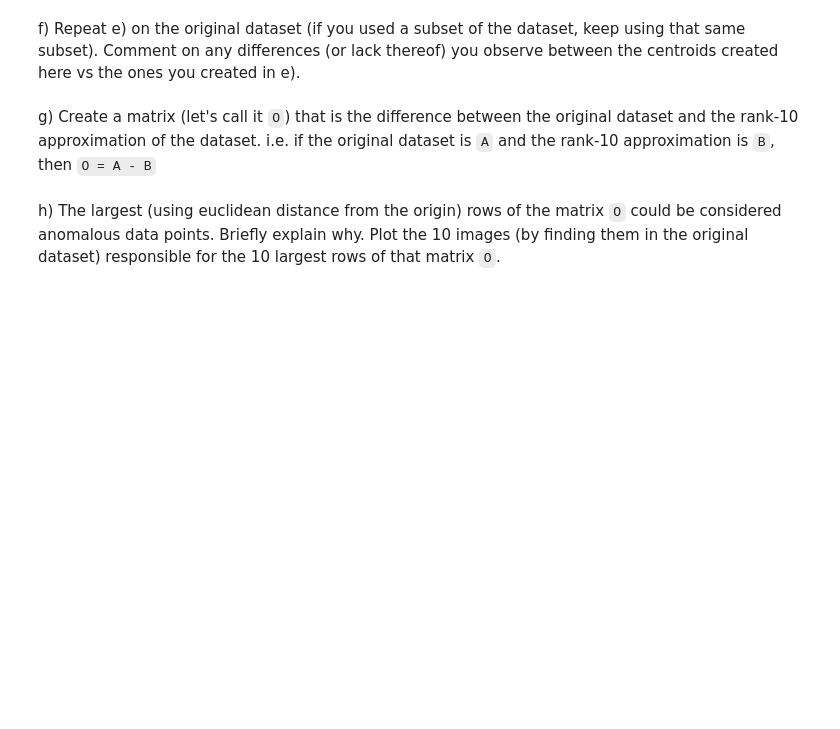
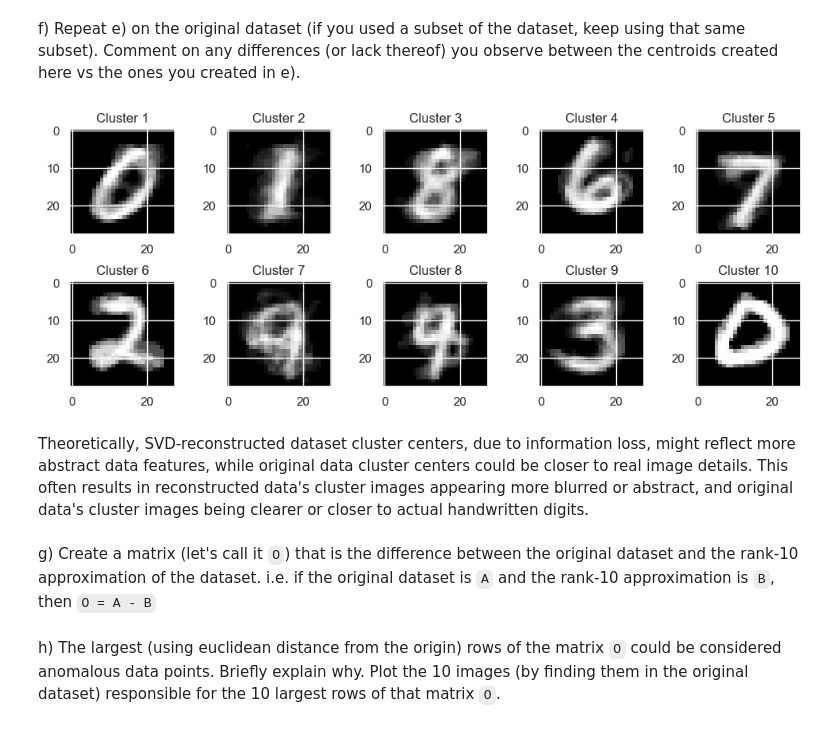
Before and after one commit to YuchenCao1/Data-Science-Fundamentals, a Jupyter notebook: lecture_10/worksheet_10.ipynb, the cells around one changed output. Cells and saved outputs as stored; diff of their text form; code cells hidden in the pictures; blank space fills up the shorter version.

```diff
--- a/lecture_10/worksheet_10.ipynb
+++ b/lecture_10/worksheet_10.ipynb
@@ -417,4 +424,19 @@ InvalidParameterError: The 'n_clusters' parameter of KMeans must be an int in th
 # %% [markdown]
 f) Repeat e) on the original dataset (if you used a subset of the dataset, keep using that same subset). Comment on any differences (or lack thereof) you observe between the centroids created here vs the ones you created in e).
+# %%
+kmeans = KMeans(n_clusters=10, init='k-means++')
+kmeans.fit(X_sample)
+centroids = kmeans.cluster_centers_
+
+fig, axes = plt.subplots(2, 5, figsize=(10, 4))
+for i, ax in enumerate(axes.ravel()):
+    ax.imshow(centroids[i].reshape(28, 28), cmap = cm.Greys_r)
+    ax.set_title(f'Cluster {i+1}')
+plt.tight_layout()
+plt.show()
+# %% [output]
+[figure, added]
+# %% [markdown]
+Theoretically, SVD-reconstructed dataset cluster centers, due to information loss, might reflect more abstract data features, while original data cluster centers could be closer to real image details. This often results in reconstructed data's cluster images appearing more blurred or abstract, and original data's cluster images being clearer or closer to actual handwritten digits.
 # %% [markdown]
 g) Create a matrix (let's call it `O`) that is the difference between the original dataset and the rank-10 approximation of the dataset. i.e. if the original dataset is `A` and the rank-10 approximation is `B`, then `O = A - B`
```
Also changed, not shown: parts of 15 cells of this notebook.
